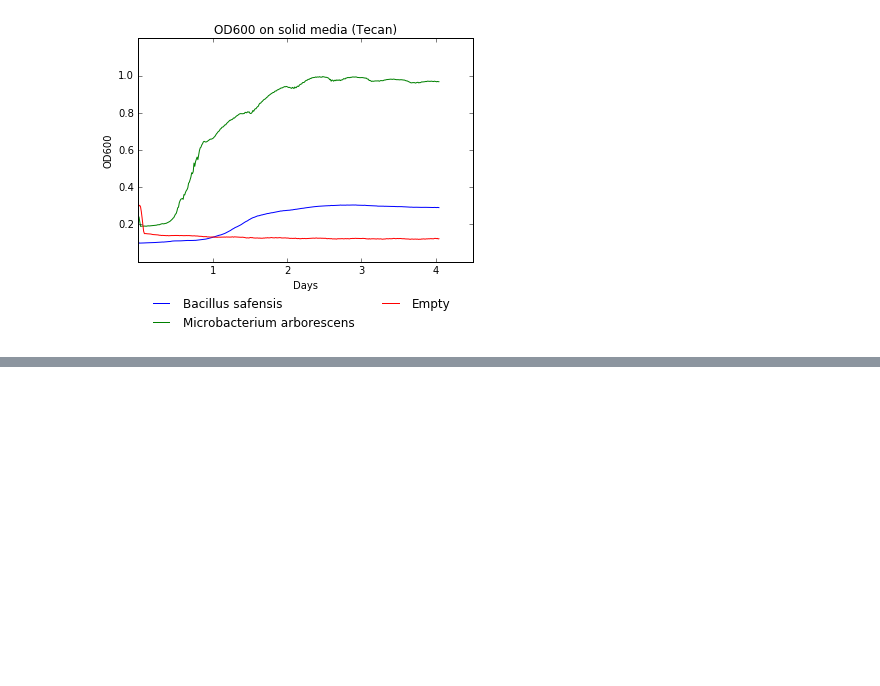
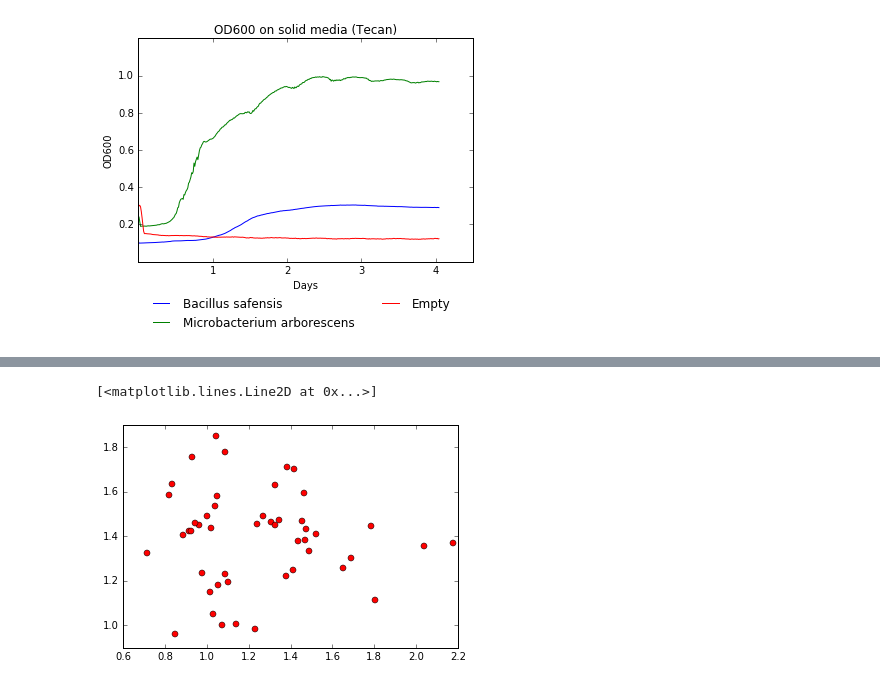
Before and after one commit to ryneches/SpaceGrowth, a Jupyter notebook: OD600 Tecan.ipynb, the cells around one changed output, grey strips where cells are left out. Cells and saved outputs as stored; diff of their text form; code cells hidden in the pictures; blank space fills up the shorter version.

Commit message:
Tecan vs. SpectraMax comparison... maybe?

```diff
--- a/OD600 Tecan.ipynb
+++ b/OD600 Tecan.ipynb
@@ -33,3 +33,6 @@ savefig('OD600_tecan.png', bbox_extra_artists=(lgd,), bbox_inches='tight')
 savefig('OD600_tecan.pdf', bbox_extra_artists=(lgd,), bbox_inches='tight')
 # %% [output]
 [figure]
+# %%
+df_tecan = pd.read_csv( 'tecan_final_OD600.csv', index_col=False ).set_index('Sample')
+df_sptmx = pd.read_csv( 'Space_vs_Ground.tsv', sep='\t', index_col=False ).set_index('n')
@@ -35,0 +59,5 @@ savefig('OD600_tecan.pdf', bbox_extra_artists=(lgd,), bbox_inches='tight')
+# %%
+plot( df_tecan['Space'], df_sptmx['space 96h OD'], 'ro' )
+# %% [output]
+[<matplotlib.lines.Line2D at 0x...>]
+[figure, added]
```
Also changed, not shown: parts of 2 cells of this notebook, 1 other file.
